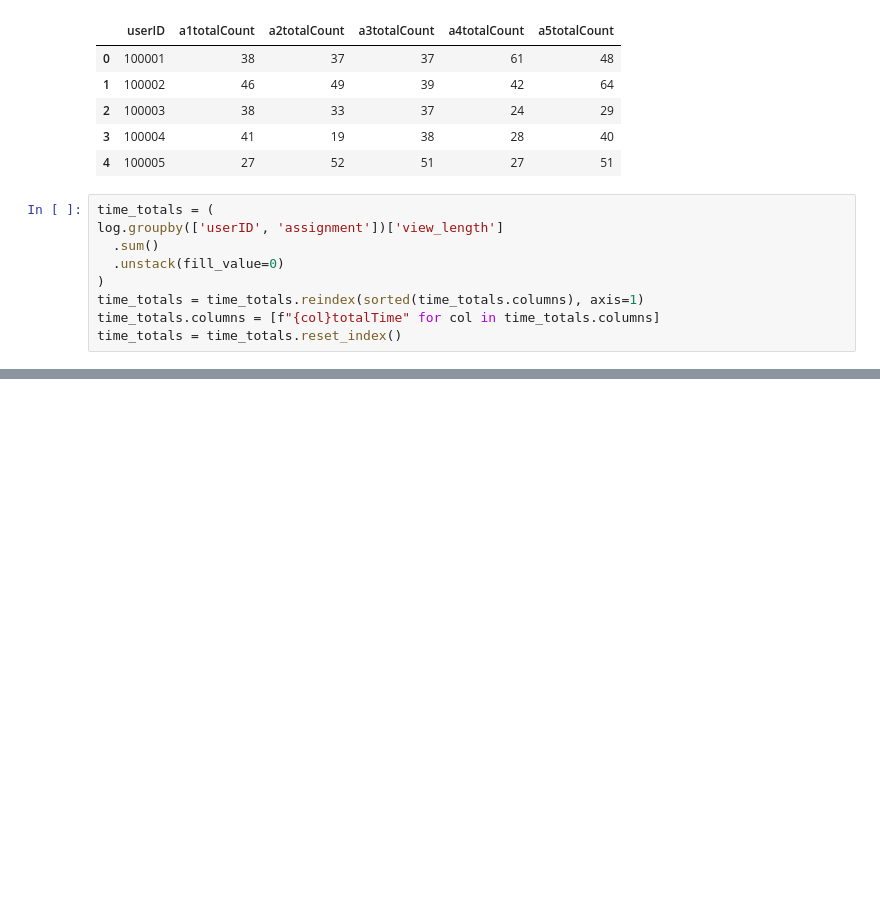
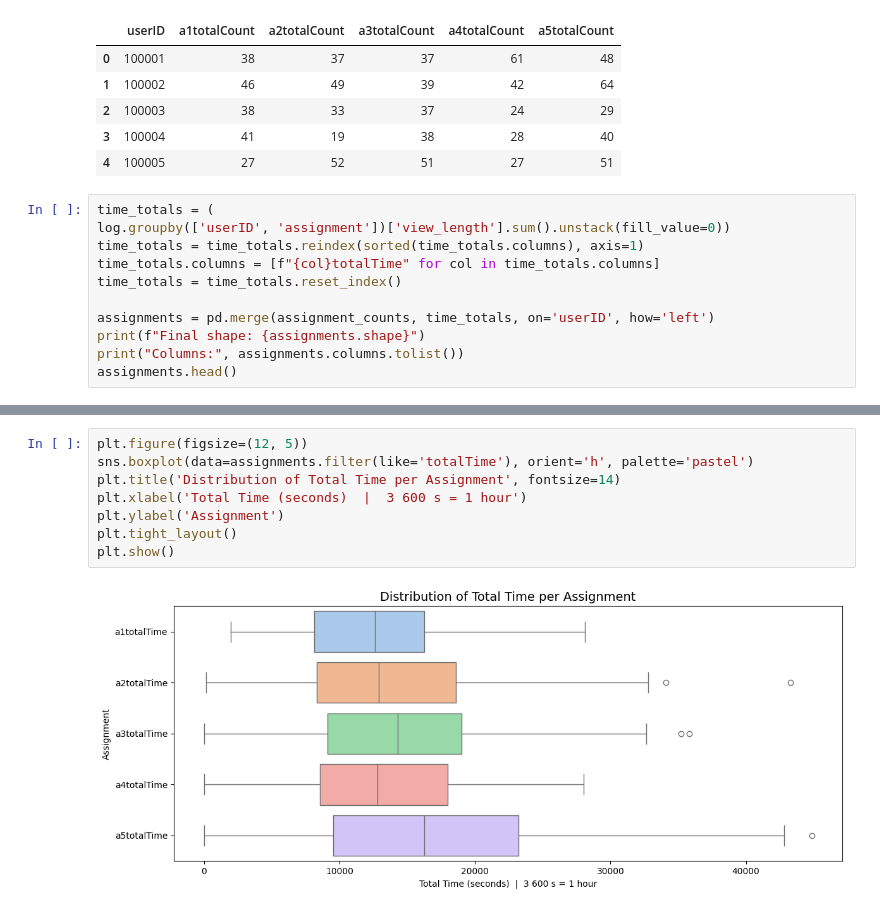
Before and after one commit to arriyan-aa/ali_arriyan_LabTask01, a Jupyter notebook: LabTask04/Lec05_AA._Work.ipynb, the cells around one changed output, grey strips where cells are left out. Saved outputs shown, nothing was run; the diff lists cells and outputs as text; blank space fills up the shorter version.

```diff
--- a/LabTask04/Lec05_AA._Work.ipynb
+++ b/LabTask04/Lec05_AA._Work.ipynb
@@ -49,10 +49,12 @@ Shape: (54, 6)  →  54 students, 5 count features + userID
 | 4 | 100005 | 27 | 52 | 51 | 27 | 51 |
 # %%
 time_totals = (
-log.groupby(['userID', 'assignment'])['view_length']
-  .sum()
-  .unstack(fill_value=0)
-)
+log.groupby(['userID', 'assignment'])['view_length'].sum().unstack(fill_value=0))
 time_totals = time_totals.reindex(sorted(time_totals.columns), axis=1)
 time_totals.columns = [f"{col}totalTime" for col in time_totals.columns]
 time_totals = time_totals.reset_index()
+
+assignments = pd.merge(assignment_counts, time_totals, on='userID', how='left')
+print(f"Final shape: {assignments.shape}")
+print("Columns:", assignments.columns.tolist())
+assignments.head()
@@ -58,0 +70,10 @@ time_totals = time_totals.reset_index()
+# %%
+plt.figure(figsize=(12, 5))
+sns.boxplot(data=assignments.filter(like='totalTime'), orient='h', palette='pastel')
+plt.title('Distribution of Total Time per Assignment', fontsize=14)
+plt.xlabel('Total Time (seconds)  |  3 600 s = 1 hour')
+plt.ylabel('Assignment')
+plt.tight_layout()
+plt.show()
+# %% [output]
+[figure, added]
```
Also changed, not shown: parts of 2 cells of this notebook.
